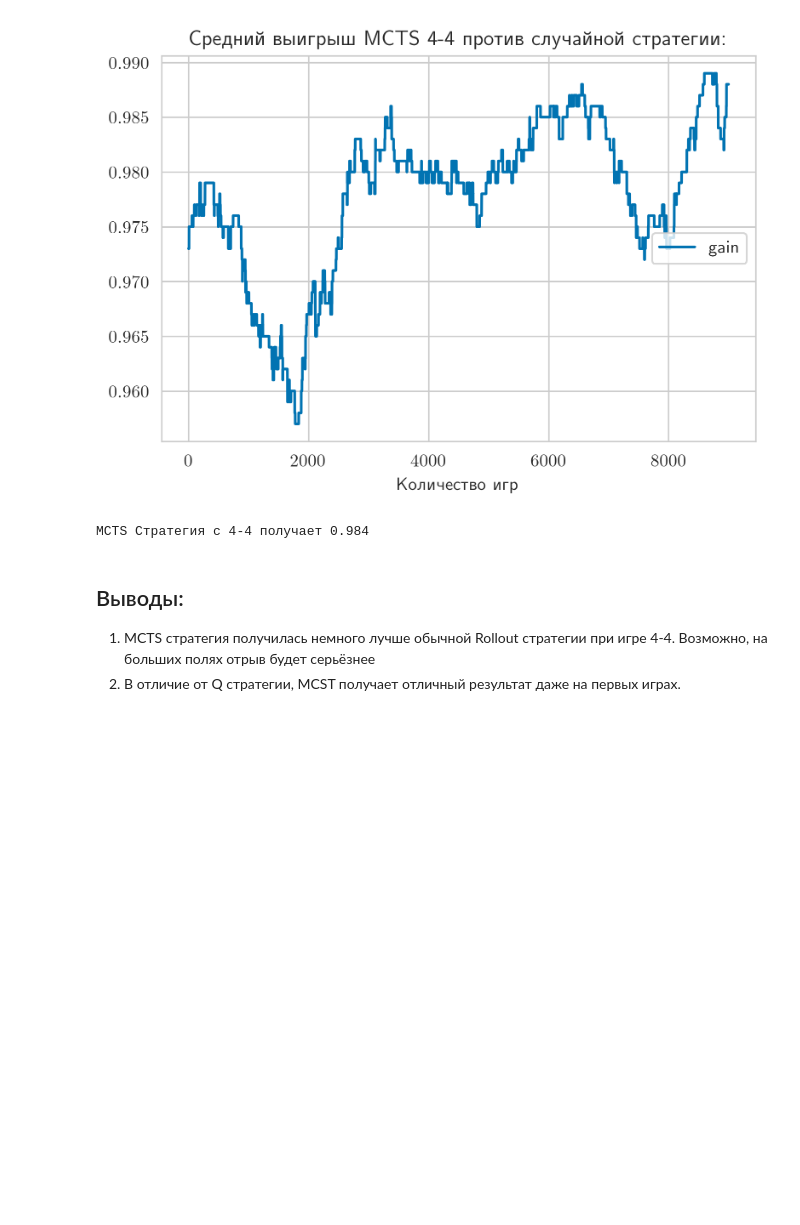
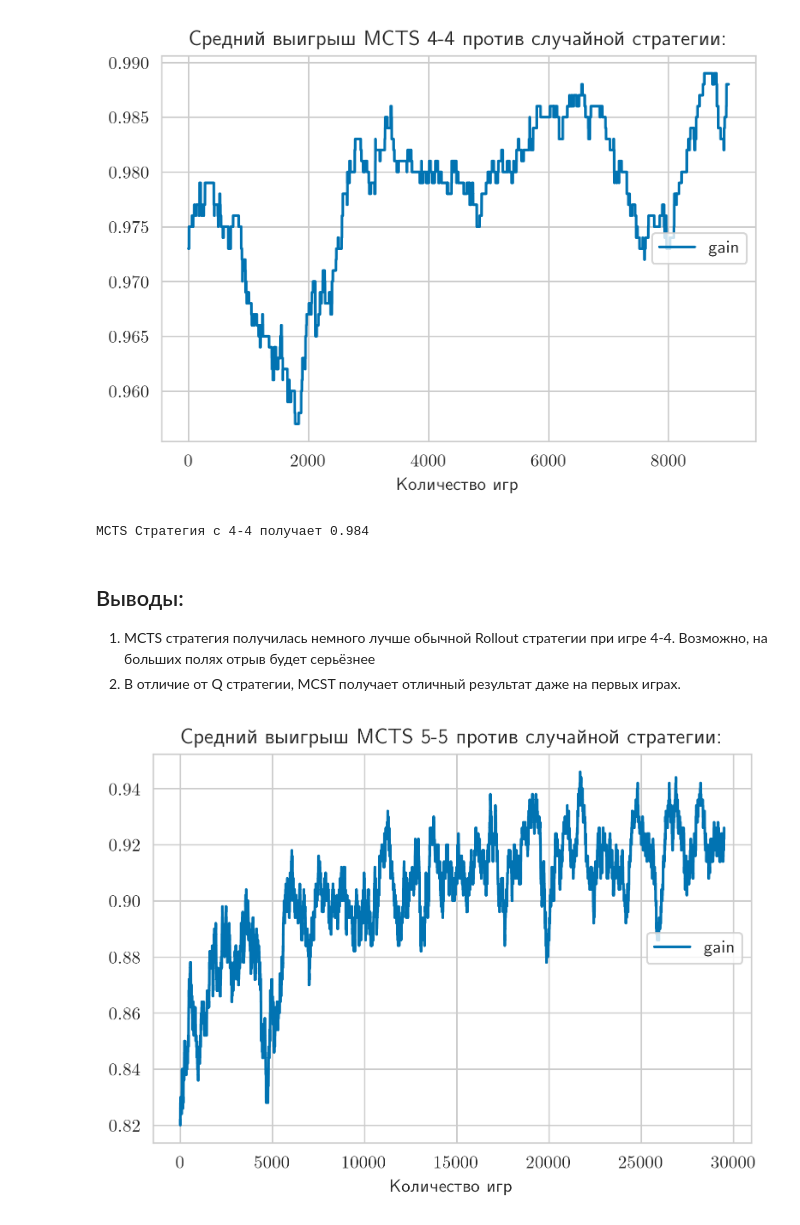
Before and after one commit to Didovgopoly/AdvadcedDL, a Jupyter notebook: HW2/Tic-tac-toe.ipynb, the cells around one changed output. Cells and saved outputs as stored; diff of their text form; code cells hidden in the pictures; blank space fills up the shorter version.

```diff
--- a/HW2/Tic-tac-toe.ipynb
+++ b/HW2/Tic-tac-toe.ipynb
@@ -722,3 +722,22 @@ MCTS Стратегия с 4-4 получает 0.984
 ## Выводы:
 1. MCTS стратегия получилась немного лучше обычной Rollout стратегии при игре 4-4. Возможно, на больших полях отрыв будет серьёзнее
 2. В отличие от Q стратегии, MCST получает отличный результат даже на первых играх.
+# %%
+env_5 = TicTacToe(n_rows=5, n_cols=5, n_win=5)
+mcts_5 = MCTS(env_5)
+mcts_5_rewards = []
+iterator = tqdm.tqdm(range(30000), position=0, leave=True)
+for i in iterator:
+    mcts_5_rewards.append(mcts_5.playGame(env_5))
+    if i % 100 == 0:
+        iterator.set_postfix({ 'gain': np.array(mcts_5_rewards[-300:]).mean() })
+# %%
+data = moving_average(mcts_5_rewards, 500)
+
+plt.title('Средний выигрыш MCTS 5-5 против случайной стратегии:')
+plt.plot(range(len(data)), data, label='gain')
+plt.legend(loc="center right")
+plt.xlabel('Количество игр')
+plt.show()
+# %% [output]
+[figure, added]
```
Also changed, not shown: parts of 1 cell of this notebook.
